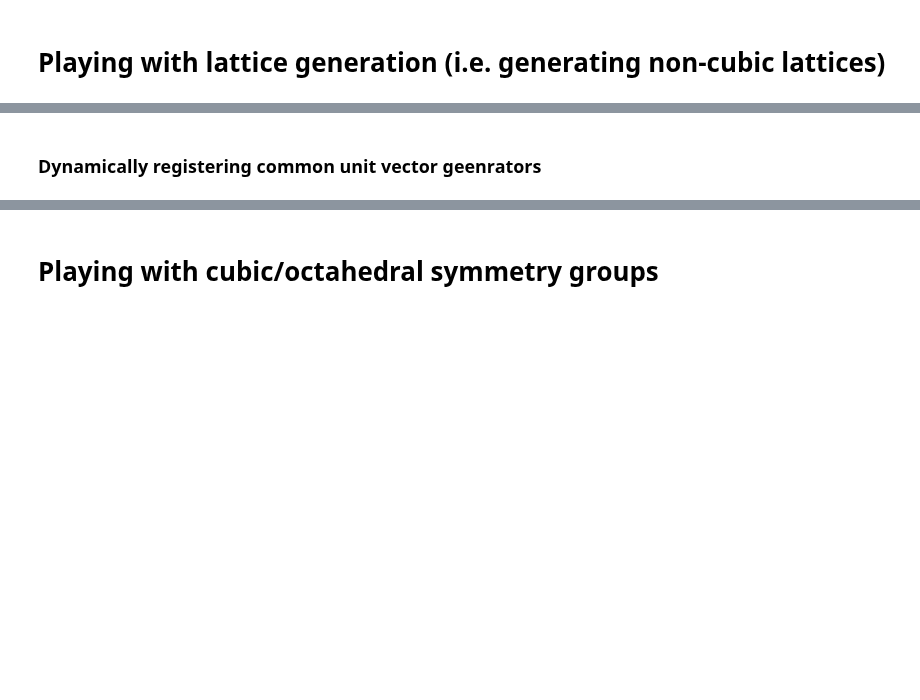
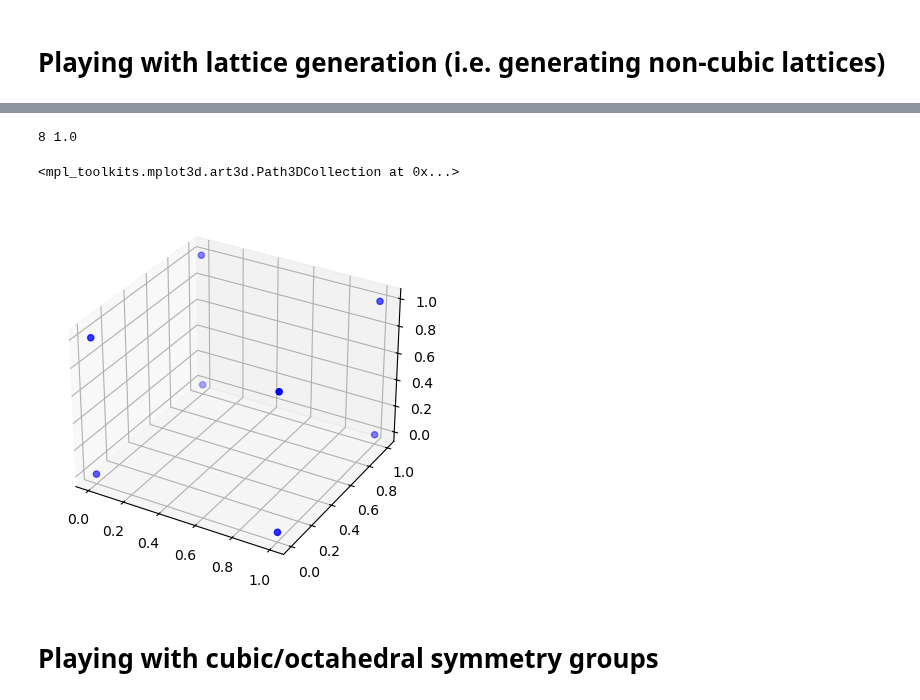
Before and after one commit to timbernat/NREL_polymers, a Jupyter notebook: coordgen.ipynb, the cells around one changed output, grey strips where cells are left out. Saved outputs shown, nothing was run; the diff lists cells and outputs as text; code cells hidden in the pictures; blank space fills up the shorter version.

```diff
--- a/coordgen.ipynb
+++ b/coordgen.ipynb
@@ -218,2 +2,0 @@ even = latt[even_indices]
-# %% [markdown]
-### Dynamically registering common unit vector geenrators
@@ -246,0 +3,29 @@ inv_left(A) - A_inv, inv_right(A) - A_inv
+# %%
+from math import ceil
+import numpy as np
+import matplotlib.pyplot as plt
+
+from polymerist.maths.lattices.unitcell import COMMON_LATTICE_VECTORS
+from polymerist.maths.lattices.integer import CubicIntegerLattice
+
+A = COMMON_LATTICE_VECTORS['RHOMBIC_DODECAHEDRON_XY_SQR']
+A
+
+
+max_n_atoms = 20_000
+olig_size = 2500
+
+num_oligomers = ceil(max_n_atoms / olig_size)
+d = ceil(num_oligomers**(1/3))
+
+dims = np.array([d, d, d])
+latt = CubicIntegerLattice(dims)
+occupancy = num_oligomers / latt.capacity
+stacked_points = np.vstack([latt.even_points, np.random.permutation(latt.odd_points)]) # first populate even points, and then odd points randomly into the "gaps"
+oligomer_points = stacked_points[:num_oligomers]
+print(num_oligomers, occupancy)
+
+fig = plt.figure()
+ax = fig.add_subplot(projection='3d')
+ax.scatter( *oligomer_points.T, color='b')
+# %% [output]
@@ -246,0 +33,3 @@ inv_left(A) - A_inv, inv_right(A) - A_inv
+8 1.0
+<mpl_toolkits.mplot3d.art3d.Path3DCollection at 0x...>
+[figure, added]
```
Also changed, not shown: parts of 22 cells of this notebook.
